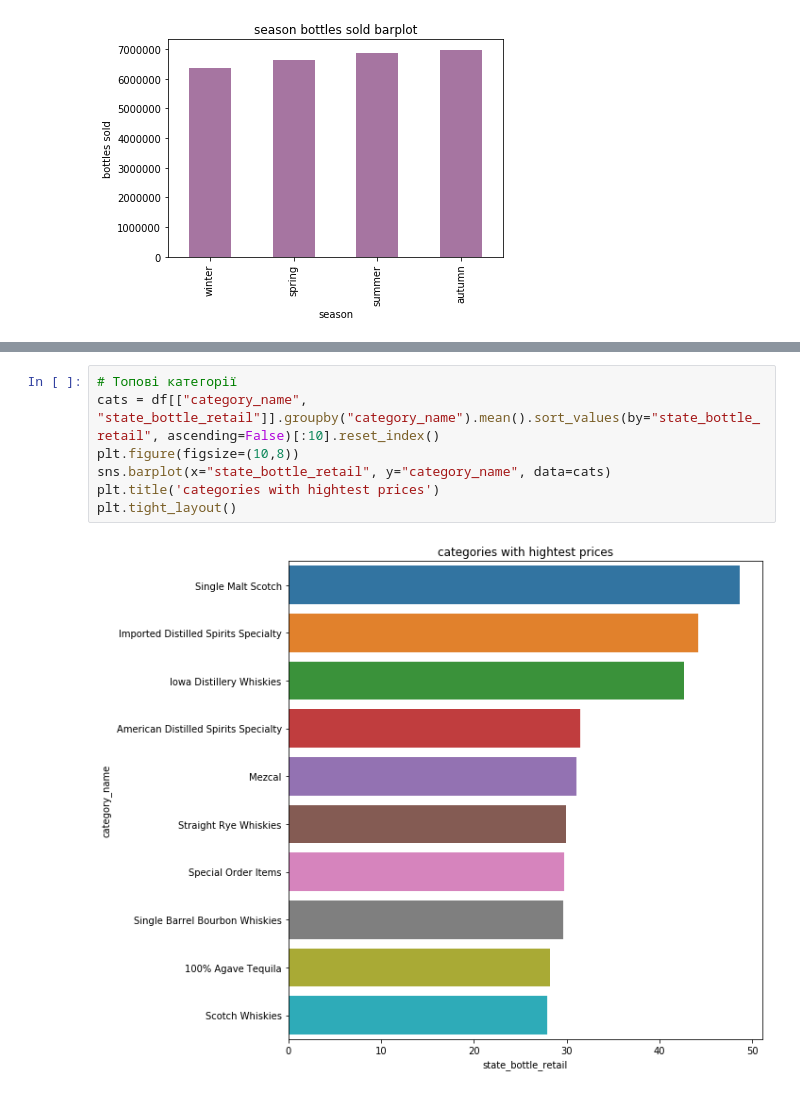
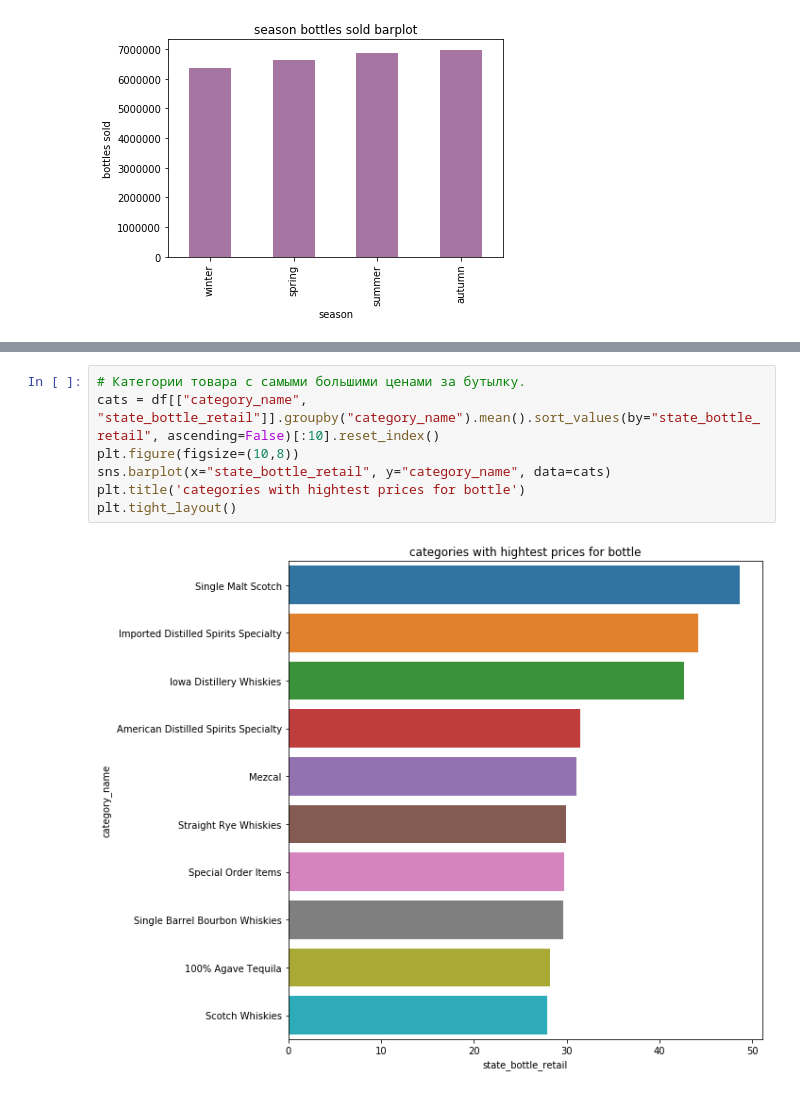
Before and after one commit to krawch1989/iowa_liquor_sales, a Jupyter notebook: main_iowa_liquor.ipynb, the cells around one changed output, grey strips where cells are left out. Drawn from its saved outputs; the diff is of its cells as text.

```diff
--- a/main_iowa_liquor.ipynb
+++ b/main_iowa_liquor.ipynb
@@ -249,11 +265,11 @@ plt.tight_layout()
 # %% [output]
 [figure]
 # %%
-# Топові категорії
+# Категории товара с самыми большими ценами за бутылку.
 cats = df[["category_name", "state_bottle_retail"]].groupby("category_name").mean().sort_values(by="state_bottle_retail", ascending=False)[:10].reset_index()
 plt.figure(figsize=(10,8))
 sns.barplot(x="state_bottle_retail", y="category_name", data=cats)
-plt.title('categories with hightest prices')
+plt.title('categories with hightest prices for bottle')
 plt.tight_layout()
 # %% [output]
-[figure, old version]
+[figure, new version]
```
Also changed, not shown: parts of 8 cells of this notebook.
